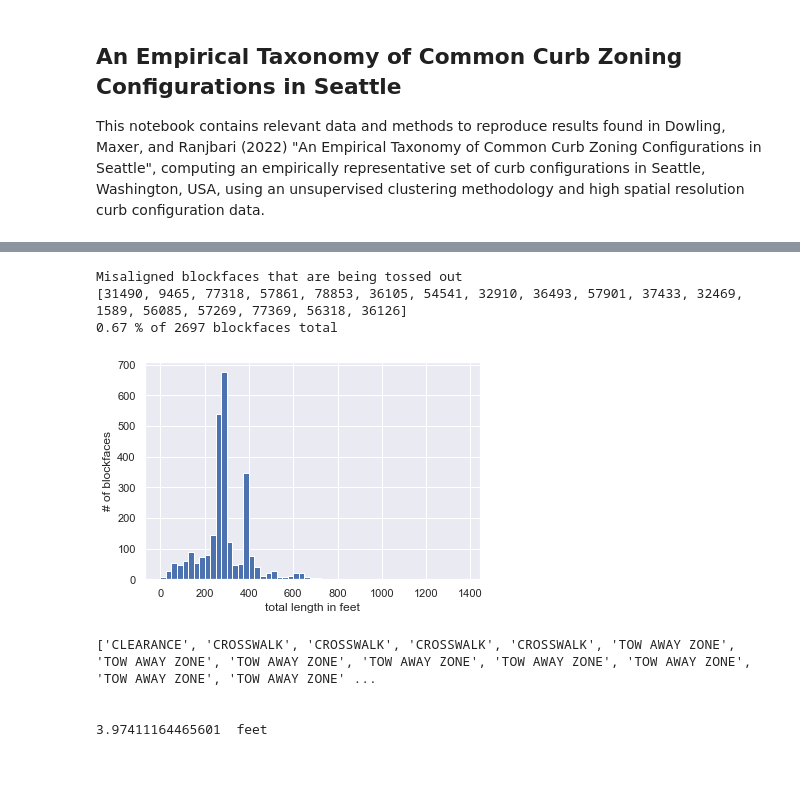
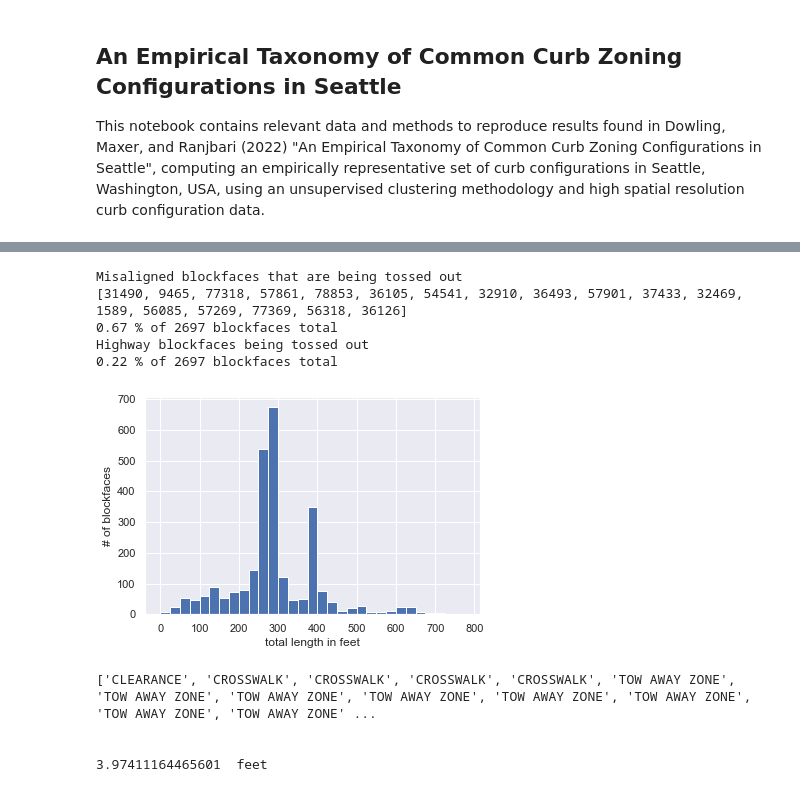
Before and after one commit to cpatdowling/curb_clustering, a Jupyter notebook: curb_taxonomy.ipynb, the cells around one changed output, grey strips where cells are left out. Cells and saved outputs as stored; diff of their text form; code cells hidden in the pictures.

```diff
--- a/curb_taxonomy.ipynb
+++ b/curb_taxonomy.ipynb
@@ -61,5 +61,13 @@ data = pd.read_csv("Curbspaces_2019.csv")
+# %%
+#zoning data
+zoning_data = pd.read_csv("data/Curbspaces_2019.csv")
+
+#GIS data: coordinates, name of adjacent roadway
+#with open("data/Blockface.geojson") as d:
+#    loc_data = json.load(d)
+loc_data = gpd.read_file("data/Blockface.geojson")
 # %%
-space_types = list(data.SPACETYPEDESC.unique()) #get all space types
+space_types = list(zoning_data.SPACETYPEDESC.unique()) #get all space types
 space_types.append("MISSING") #turns out there are segments where the label is missing so we add a placeholder
 
 print("Curb zoning types used in Seattle:")
@@ -86,8 +94,10 @@ Curb zoning types used in Seattle:
 #map all unique space types to an integer for reference
 j = 0
 integer_mapping = {}
+space_type_mapping = {}
 for space_type in space_types:
     integer_mapping[space_type] = j
+    space_type_mapping[j] = space_type
     j += 1
 
 #ad hoc mapping of space types to a color for later plotting
@@ -179,11 +207,11 @@ These are the condensed curb zoning types
 #If distance measurements for a zoning are repeated or misaligned we toss that blockface for the purpose of this analysis
 
 #get all elementkeys (unique integer ID's of all blockfaces in Seattle)
-ekeys = data.ELMNTKEY.unique()
+ekeys = zoning_data.ELMNTKEY.unique()
 
 bad_keys = set()
 for ekey in ekeys:
-    block_data = data.loc[ data['ELMNTKEY'] == ekey ]
+    block_data = zoning_data.loc[ zoning_data['ELMNTKEY'] == ekey ]
 
     block_st = block_data.BLOCK_ST.values
     block_st_set = list(block_data.BLOCK_ST.unique())
@@ -201,37 +229,55 @@ bad_keys = list(bad_keys)
 print("Misaligned blockfaces that are being tossed out")
 print(bad_keys)
 print(np.around((len(bad_keys)/len(ekeys))*100, 2), "% of", len(ekeys), "blockfaces total")
+
+#performing this seperately, tossing out state route and interstate blockface data, highway_keys and bad_keys may overlap
+highway_keys = set()
+highways = ["I90", "I5", "SR99"]
+
+for ekey in ekeys:
+    geo_block_data = loc_data.loc[ loc_data['ELMNTKEY'] == ekey ]
+    try: #some descriptions are empty
+        desc = geo_block_data["UNITDESC"].iloc[0]
+        if any([ highway in desc for highway in highways ]):
+            highway_keys.add(ekey)
+    except:
+        pass
+
+print("Highway blockfaces being tossed out")
+print(np.around((len(highway_keys)/len(ekeys))*100, 2), "% of", len(ekeys), "blockfaces total")
 # %% [output]
 Misaligned blockfaces that are being tossed out
 [31490, 9465, 77318, 57861, 78853, 36105, 54541, 32910, 36493, 57901, 37433, 32469, 1589, 56085, 57269, 77369, 56318, 36126]
 0.67 % of 2697 blockfaces total
+Highway blockfaces being tossed out
+0.22 % of 2697 blockfaces total
 # %%
 #Blockface lengths and constituent zones are measured to within a tenth of a foot
 #Here we bin blockfaces by length, increments of 25 feet, for the purpose of clustering blockfaces of similar length
 lengths = []
 length_bins = [ [] for i in range(int(2000/25)) ]
 
 for ekey in ekeys:
-    if ekey in bad_keys:
+    if ekey in bad_keys or ekey in highway_keys:
         pass
     else:
-        block_data = data.loc[data['ELMNTKEY'] == ekey]
+        block_data = zoning_data.loc[zoning_data['ELMNTKEY'] == ekey]
         block_length = block_data.SHAPE_Length.sum()
         lengths.append(block_length)
         length_bin_i = int(block_length/25)
         length_bins[length_bin_i].append(ekey)
 
-plt.hist(lengths, bins=np.arange(0,1400,25))
+plt.hist(lengths, bins=np.arange(0,800,25))
 plt.xlabel("total length in feet")
 plt.ylabel("# of blockfaces")
 plt.show()
 
 #For reference, the largest bins are:
 #676 blockfaces in [275,300) ekeys in index 11 of length_bins
 #539 blockfaces in [250,275) index 10
 #348 blockfaces in [375,400) index 15
 # %% [output]
-[figure, old version]
+[figure, new version]
 # %%
 #here we compute all the length normalized blockface label sequences for every blockface elementkey, and each subsequent experiment draws on this list for various subsets of elementkeys (e.g. downtown core only, similar block lengths only)
 
```
Also changed, not shown: parts of 35 cells of this notebook, 2 other files.
